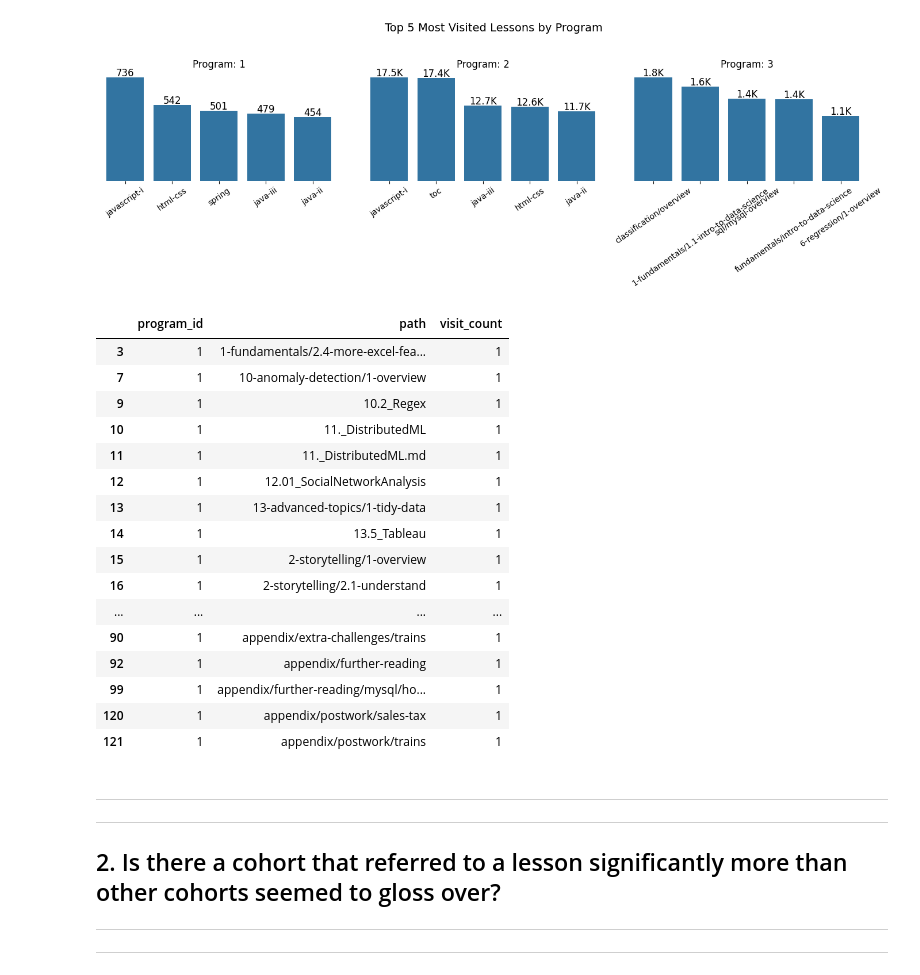
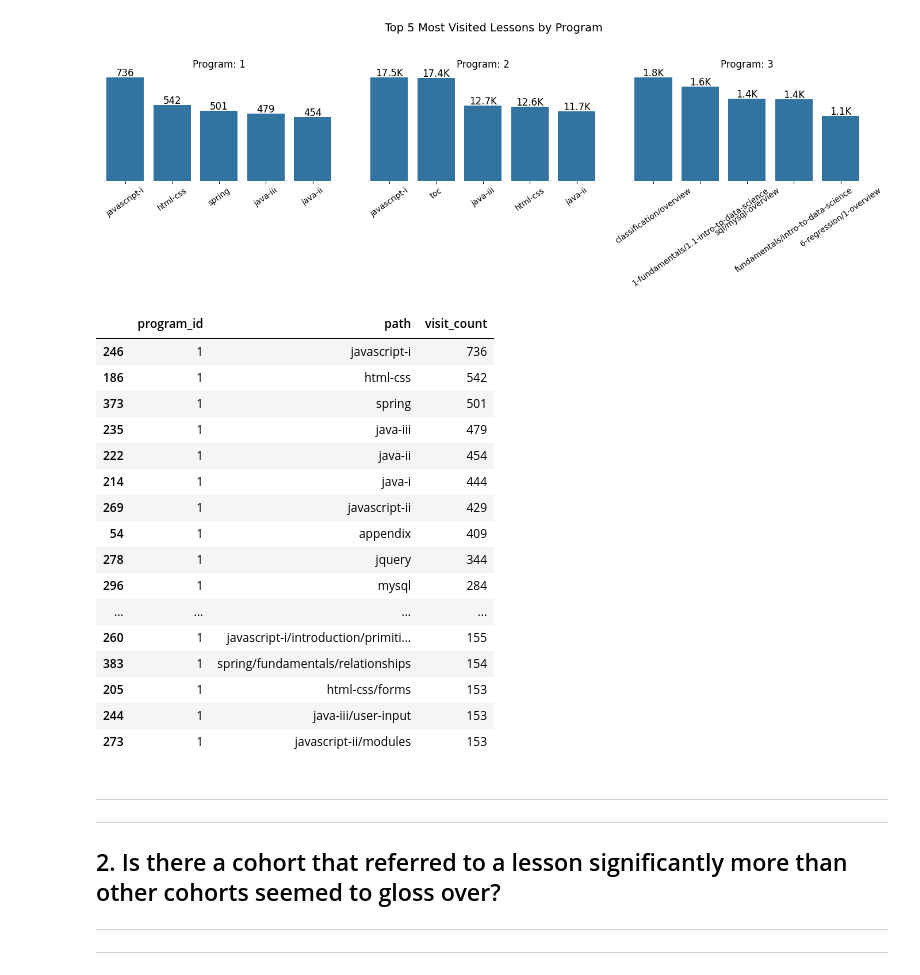
Before and after one commit to project-curriculum/curriculum, a Jupyter notebook: John/johns_aquire.ipynb, the cells around one changed output. Saved outputs shown, nothing was run; the diff lists cells and outputs as text; code cells hidden in the pictures.

```diff
--- a/John/johns_aquire.ipynb
+++ b/John/johns_aquire.ipynb
@@ -322,30 +322,30 @@ plt.show()
 [figure]
 # %%
 # Sort the DataFrame by 'program_id' and 'visit_count' to get the top 10 most visited lessons per program
-traffic_program_sorted = traffic_program.sort_values(['program_id', 'visit_count'], ascending=[True, True])
+traffic_program_sorted = traffic_program.sort_values(['program_id', 'visit_count'], ascending=[True, False])
 traffic_program_full_path = traffic_program_sorted.copy()
 # Update the 'path' column to only contain the text after the last '/'
 # traffic_program_sorted['path'] = traffic_program_sorted['path'].apply(lambda x: x.split('/')[-1])
 # traffic_program_sorted['path'] = traffic_program_sorted['path'].str[:15]
 traffic_program_sorted.head(50)
 # %% [output]
 |  | program_id | path | visit_count |
-| 3 | 1 | 1-fundamentals/2.4-more-excel-fea... | 1 |
-| 7 | 1 | 10-anomaly-detection/1-overview | 1 |
-| 9 | 1 | 10.2_Regex | 1 |
-| 10 | 1 | 11._DistributedML | 1 |
-| 11 | 1 | 11._DistributedML.md | 1 |
-| 12 | 1 | 12.01_SocialNetworkAnalysis | 1 |
-| 13 | 1 | 13-advanced-topics/1-tidy-data | 1 |
-| 14 | 1 | 13.5_Tableau | 1 |
-| 15 | 1 | 2-storytelling/1-overview | 1 |
-| 16 | 1 | 2-storytelling/2.1-understand | 1 |
+| 246 | 1 | javascript-i | 736 |
+| 186 | 1 | html-css | 542 |
+| 373 | 1 | spring | 501 |
+| 235 | 1 | java-iii | 479 |
+| 222 | 1 | java-ii | 454 |
+| 214 | 1 | java-i | 444 |
+| 269 | 1 | javascript-ii | 429 |
+| 54 | 1 | appendix | 409 |
+| 278 | 1 | jquery | 344 |
+| 296 | 1 | mysql | 284 |
 | ... | ... | ... | ... |
-| 90 | 1 | appendix/extra-challenges/trains | 1 |
-| 92 | 1 | appendix/further-reading | 1 |
-| 99 | 1 | appendix/further-reading/mysql/ho... | 1 |
-| 120 | 1 | appendix/postwork/sales-tax | 1 |
-| 121 | 1 | appendix/postwork/trains | 1 |
+| 260 | 1 | javascript-i/introduction/primiti... | 155 |
+| 383 | 1 | spring/fundamentals/relationships | 154 |
+| 205 | 1 | html-css/forms | 153 |
+| 244 | 1 | java-iii/user-input | 153 |
+| 273 | 1 | javascript-ii/modules | 153 |
 # %% [markdown]
 ---
 ---
```
Also changed, not shown: parts of 16 cells of this notebook, 1 other file.
